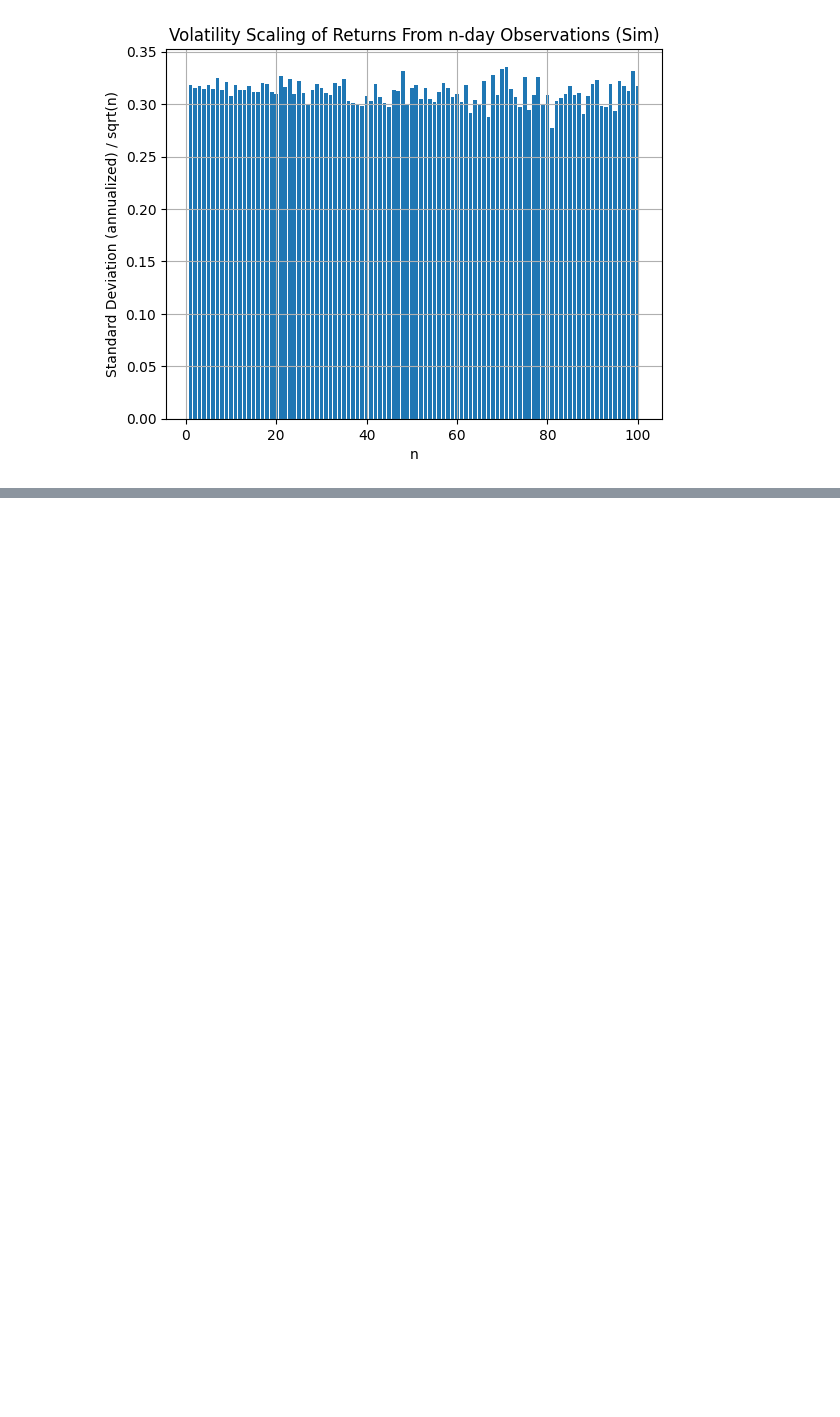
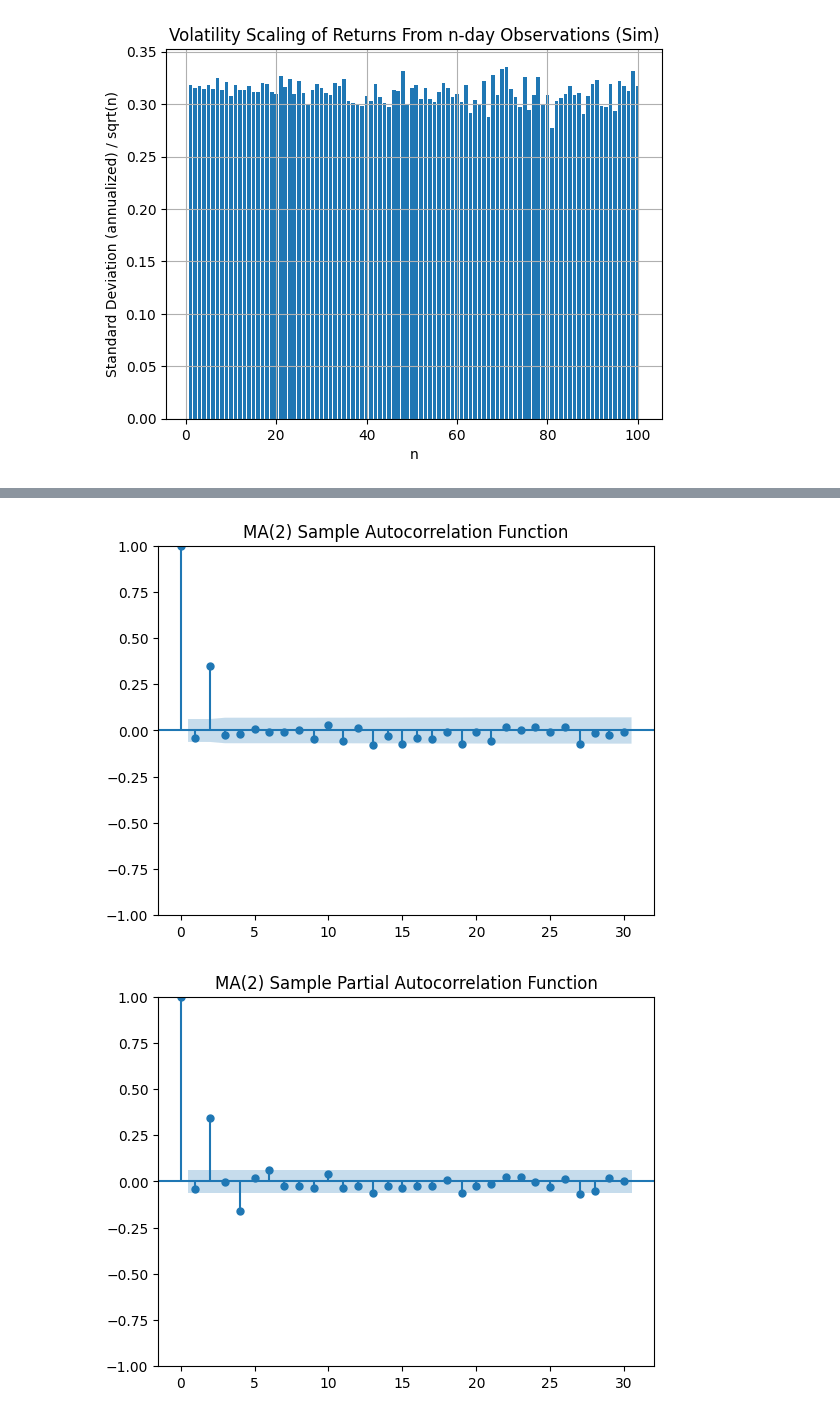
Before and after one commit to ichsanulamal/notes, a Jupyter notebook: finance/Foundations of Modern Finance I/demos.ipynb, the cells around one changed output, grey strips where cells are left out. Cells and saved outputs as stored; diff of their text form; code cells hidden in the pictures; blank space fills up the shorter version.

```diff
--- a/finance/Foundations of Modern Finance I/demos.ipynb
+++ b/finance/Foundations of Modern Finance I/demos.ipynb
@@ -286,0 +450,9 @@ plt.show()
+# %%
+plot_acf(r, title="MA(2) Sample Autocorrelation Function")
+plot_pacf(r, title="MA(2) Sample Partial Autocorrelation Function")
+plt.show()
+
+# ## Model estimation: MA(2)
+# %% [output]
+[figure, added]
+[figure, added]
```
Also changed, not shown: parts of 15 cells of this notebook, 1 other file.
